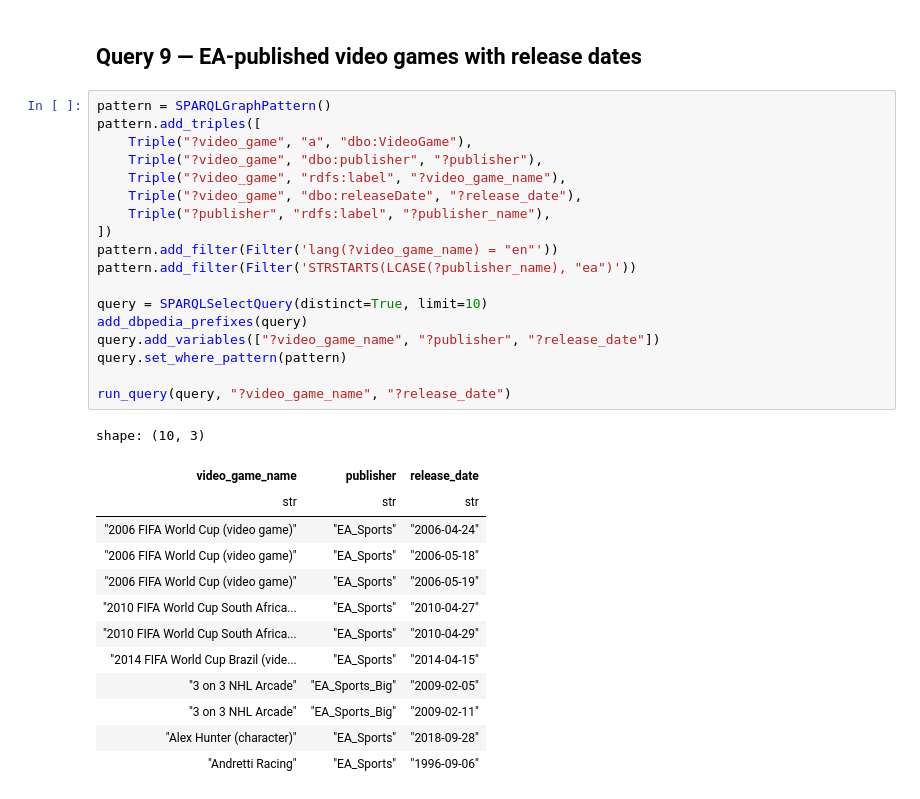
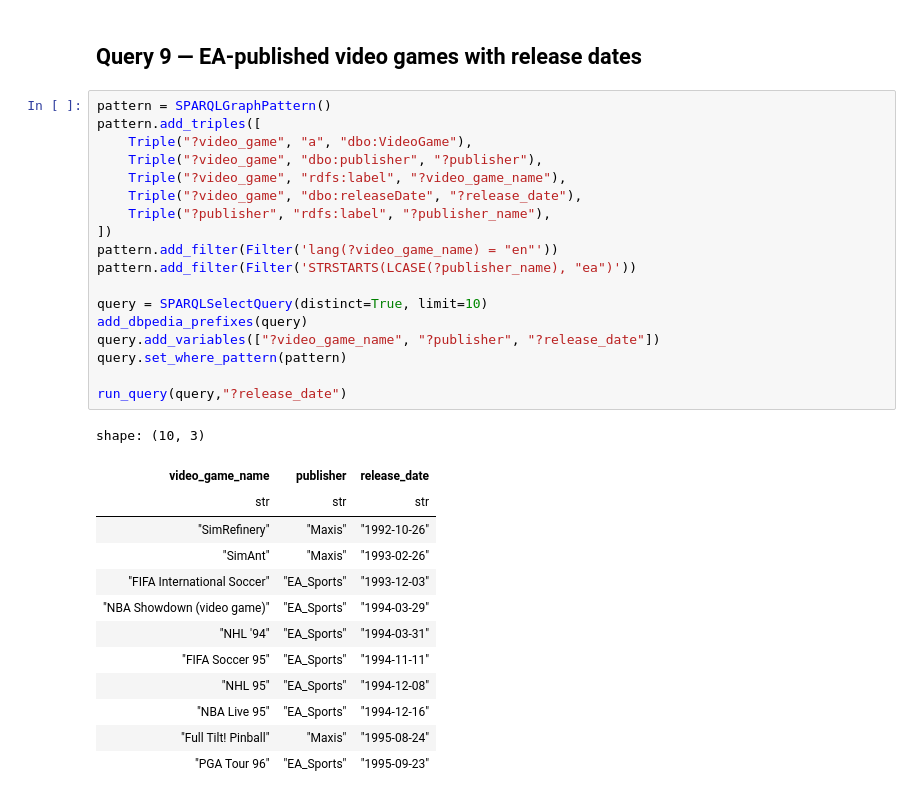
Before and after one commit to dusanparipovic/software-architecture-for-controlling-smart-grids, a Jupyter notebook: additional-queries/dbpedia/dbpedia-sparql-burger.ipynb, the cells around one changed output. Cells and saved outputs as stored; diff of their text form.

Commit message:
fix(dbpedia): update execution counts, improve error handling, and refine query structure in notebooks

```diff
--- a/additional-queries/dbpedia/dbpedia-sparql-burger.ipynb
+++ b/additional-queries/dbpedia/dbpedia-sparql-burger.ipynb
@@ -352,32 +352,32 @@ shape: (2, 2)
 # %%
 pattern = SPARQLGraphPattern()
 pattern.add_triples([
     Triple("?video_game", "a", "dbo:VideoGame"),
     Triple("?video_game", "dbo:publisher", "?publisher"),
     Triple("?video_game", "rdfs:label", "?video_game_name"),
     Triple("?video_game", "dbo:releaseDate", "?release_date"),
     Triple("?publisher", "rdfs:label", "?publisher_name"),
 ])
 pattern.add_filter(Filter('lang(?video_game_name) = "en"'))
 pattern.add_filter(Filter('STRSTARTS(LCASE(?publisher_name), "ea")'))
 
 query = SPARQLSelectQuery(distinct=True, limit=10)
 add_dbpedia_prefixes(query)
 query.add_variables(["?video_game_name", "?publisher", "?release_date"])
 query.set_where_pattern(pattern)
 
-run_query(query, "?video_game_name", "?release_date")
+run_query(query,"?release_date")
 # %% [output]
 shape: (10, 3)
 | video_game_name | publisher | release_date |
 | str | str | str |
-| "2006 FIFA World Cup (video game)" | "EA_Sports" | "2006-04-24" |
-| "2006 FIFA World Cup (video game)" | "EA_Sports" | "2006-05-18" |
-| "2006 FIFA World Cup (video game)" | "EA_Sports" | "2006-05-19" |
-| "2010 FIFA World Cup South Africa... | "EA_Sports" | "2010-04-27" |
-| "2010 FIFA World Cup South Africa... | "EA_Sports" | "2010-04-29" |
-| "2014 FIFA World Cup Brazil (vide... | "EA_Sports" | "2014-04-15" |
-| "3 on 3 NHL Arcade" | "EA_Sports_Big" | "2009-02-05" |
-| "3 on 3 NHL Arcade" | "EA_Sports_Big" | "2009-02-11" |
-| "Alex Hunter (character)" | "EA_Sports" | "2018-09-28" |
-| "Andretti Racing" | "EA_Sports" | "1996-09-06" |
+| "SimRefinery" | "Maxis" | "1992-10-26" |
+| "SimAnt" | "Maxis" | "1993-02-26" |
+| "FIFA International Soccer" | "EA_Sports" | "1993-12-03" |
+| "NBA Showdown (video game)" | "EA_Sports" | "1994-03-29" |
+| "NHL '94" | "EA_Sports" | "1994-03-31" |
+| "FIFA Soccer 95" | "EA_Sports" | "1994-11-11" |
+| "NHL 95" | "EA_Sports" | "1994-12-08" |
+| "NBA Live 95" | "EA_Sports" | "1994-12-16" |
+| "Full Tilt! Pinball" | "Maxis" | "1995-08-24" |
+| "PGA Tour 96" | "EA_Sports" | "1995-09-23" |
```
Also changed, not shown: 1 other file.
